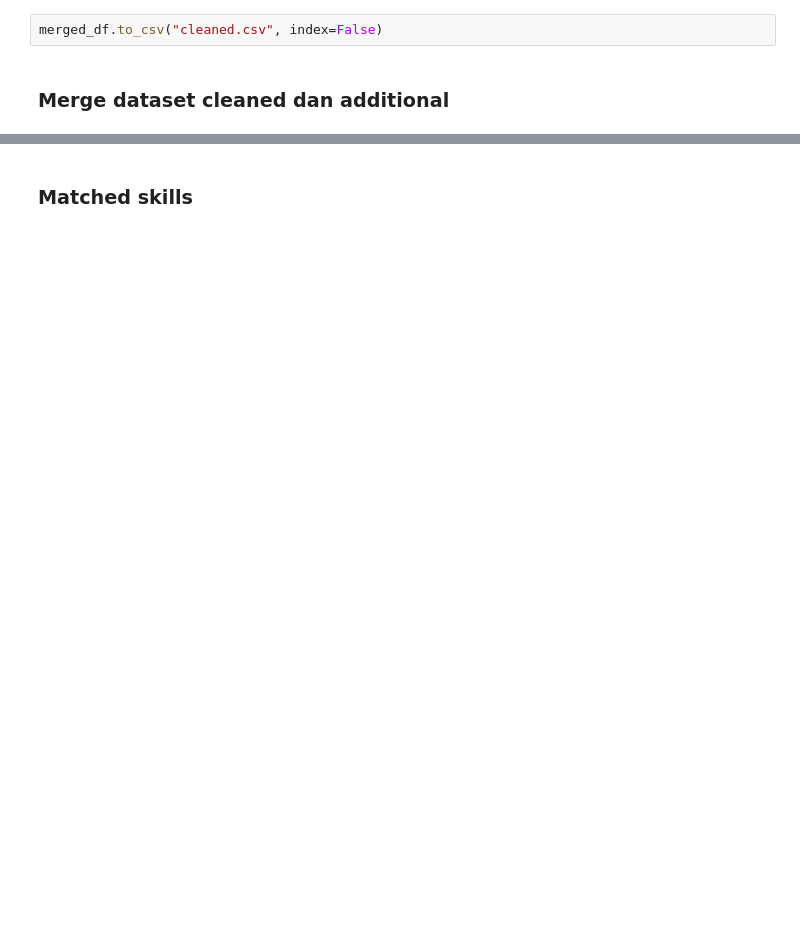
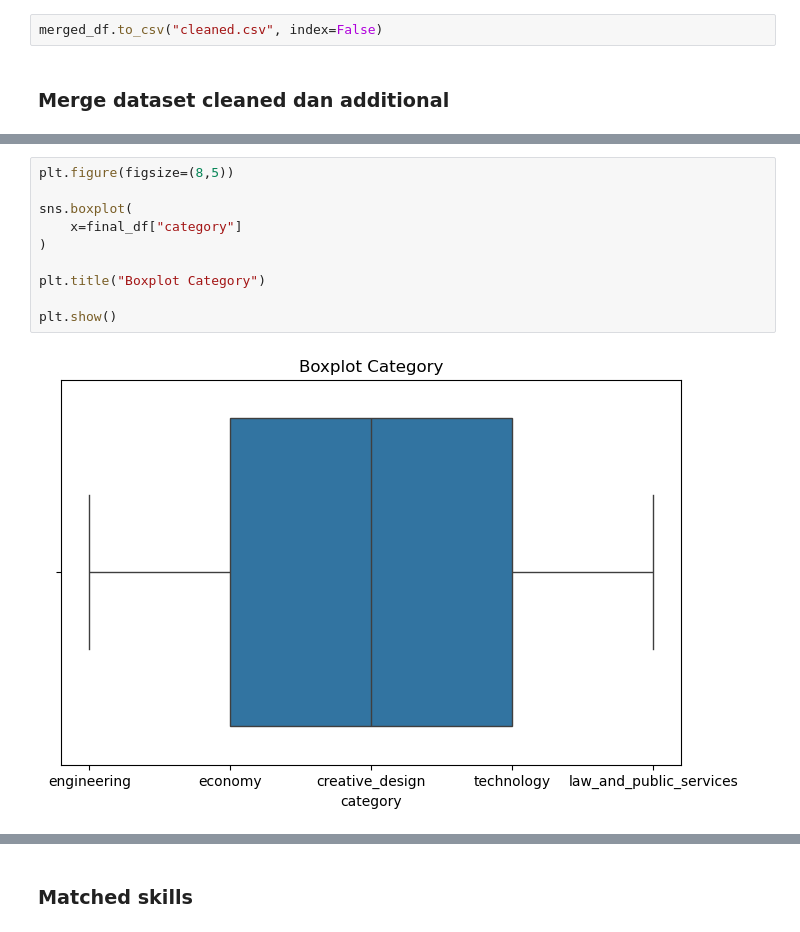
Before and after one commit to EsterButar-Butar/StepUp, a Jupyter notebook: notebook.ipynb, the cells around one changed output, grey strips where cells are left out. Saved outputs shown, nothing was run; the diff lists cells and outputs as text; blank space fills up the shorter version.

```diff
--- a/notebook.ipynb
+++ b/notebook.ipynb
@@ -1393,0 +1452,12 @@ final_dataset.csv berhasil dibuat!
+# %%
+plt.figure(figsize=(8,5))
+
+sns.boxplot(
+    x=final_df["category"]
+)
+
+plt.title("Boxplot Category")
+
+plt.show()
+# %% [output]
+[figure, added]
```
Also changed, not shown: parts of 29 cells of this notebook, 5 other files.
